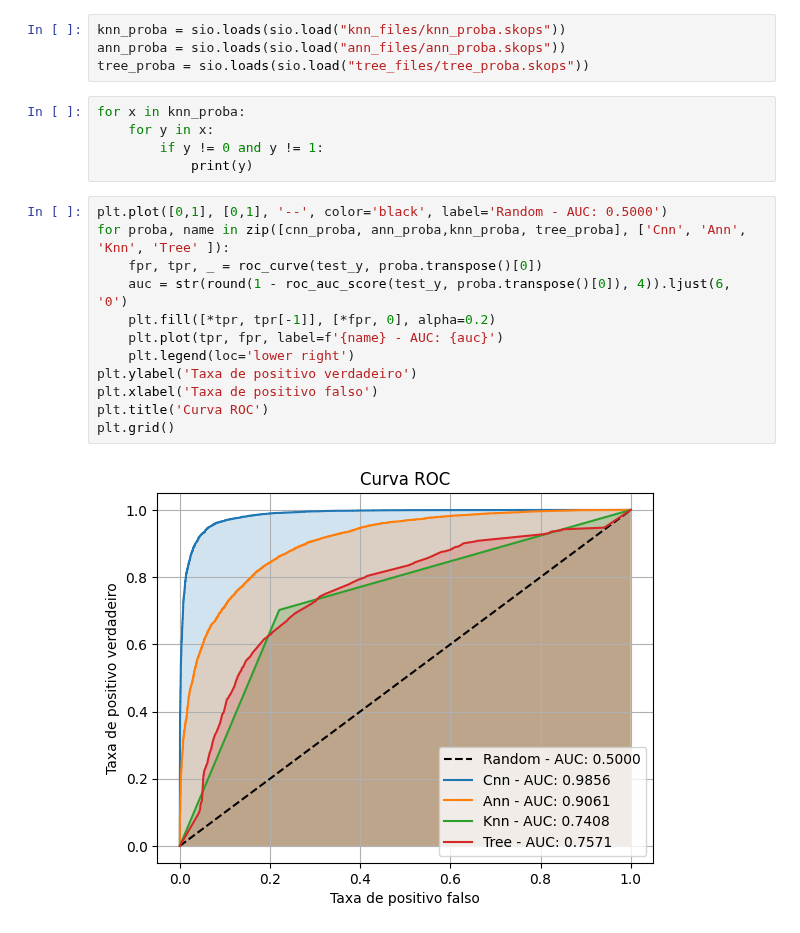
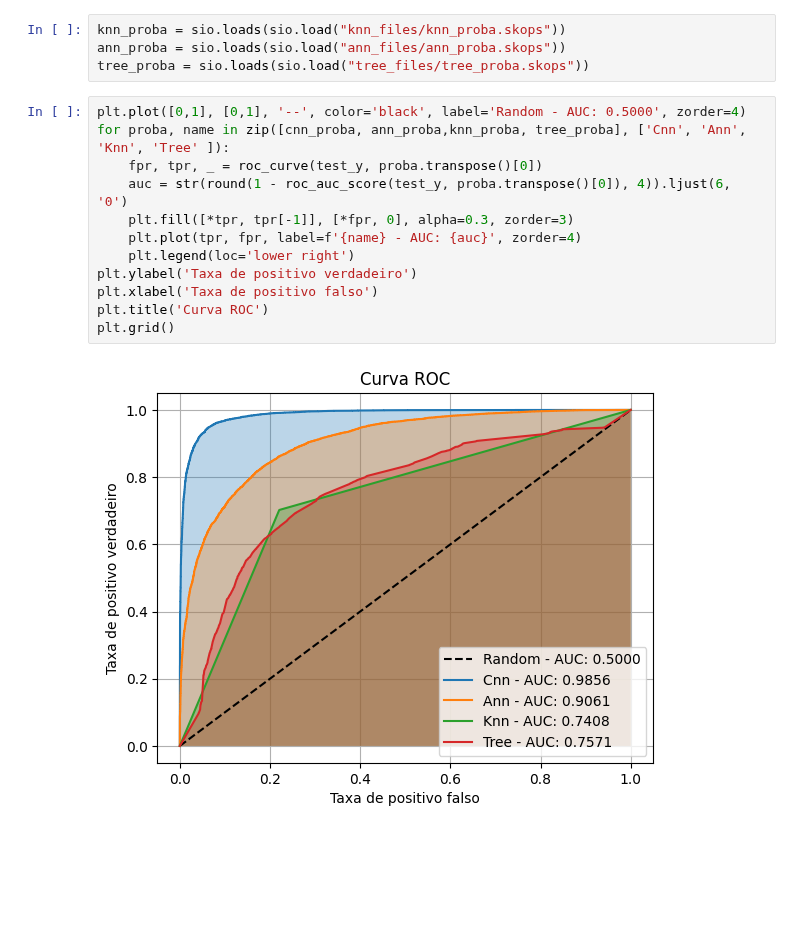
Before and after one commit to fagner02/RealFakeClassification, a Jupyter notebook: cnn_notebook.ipynb, the cells around one changed output. Cells and saved outputs as stored; diff of their text form; blank space fills up the shorter version.

Commit message:
update graphs

```diff
--- a/cnn_notebook.ipynb
+++ b/cnn_notebook.ipynb
@@ -173,22 +155,17 @@ from sklearn.metrics import roc_auc_score, roc_curve
 knn_proba = sio.loads(sio.load("knn_files/knn_proba.skops"))
 ann_proba = sio.loads(sio.load("ann_files/ann_proba.skops"))
 tree_proba = sio.loads(sio.load("tree_files/tree_proba.skops"))
-# %%
-for x in knn_proba:
-    for y in x:
-        if y != 0 and y != 1:
-            print(y)
 # %%
-plt.plot([0,1], [0,1], '--', color='black', label='Random - AUC: 0.5000')
+plt.plot([0,1], [0,1], '--', color='black', label='Random - AUC: 0.5000', zorder=4)
 for proba, name in zip([cnn_proba, ann_proba,knn_proba, tree_proba], ['Cnn', 'Ann', 'Knn', 'Tree' ]):
     fpr, tpr, _ = roc_curve(test_y, proba.transpose()[0])
     auc = str(round(1 - roc_auc_score(test_y, proba.transpose()[0]), 4)).ljust(6, '0')
-    plt.fill([*tpr, tpr[-1]], [*fpr, 0], alpha=0.2)
-    plt.plot(tpr, fpr, label=f'{name} - AUC: {auc}')
+    plt.fill([*tpr, tpr[-1]], [*fpr, 0], alpha=0.3, zorder=3)
+    plt.plot(tpr, fpr, label=f'{name} - AUC: {auc}', zorder=4)
     plt.legend(loc='lower right')
 plt.ylabel('Taxa de positivo verdadeiro')
 plt.xlabel('Taxa de positivo falso')
 plt.title('Curva ROC')
 plt.grid()
 # %% [output]
-[figure, old version]
+[figure, new version]
```
Also changed, not shown: parts of 7 cells of this notebook, 1 other file.
